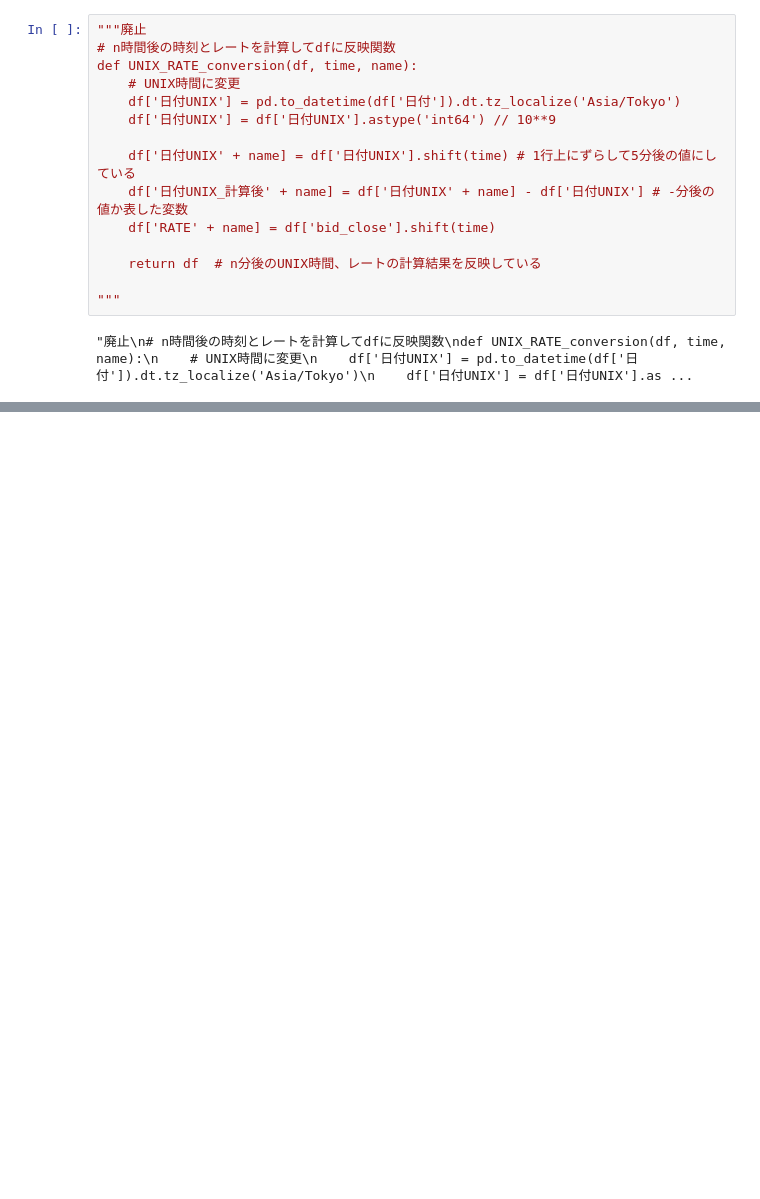
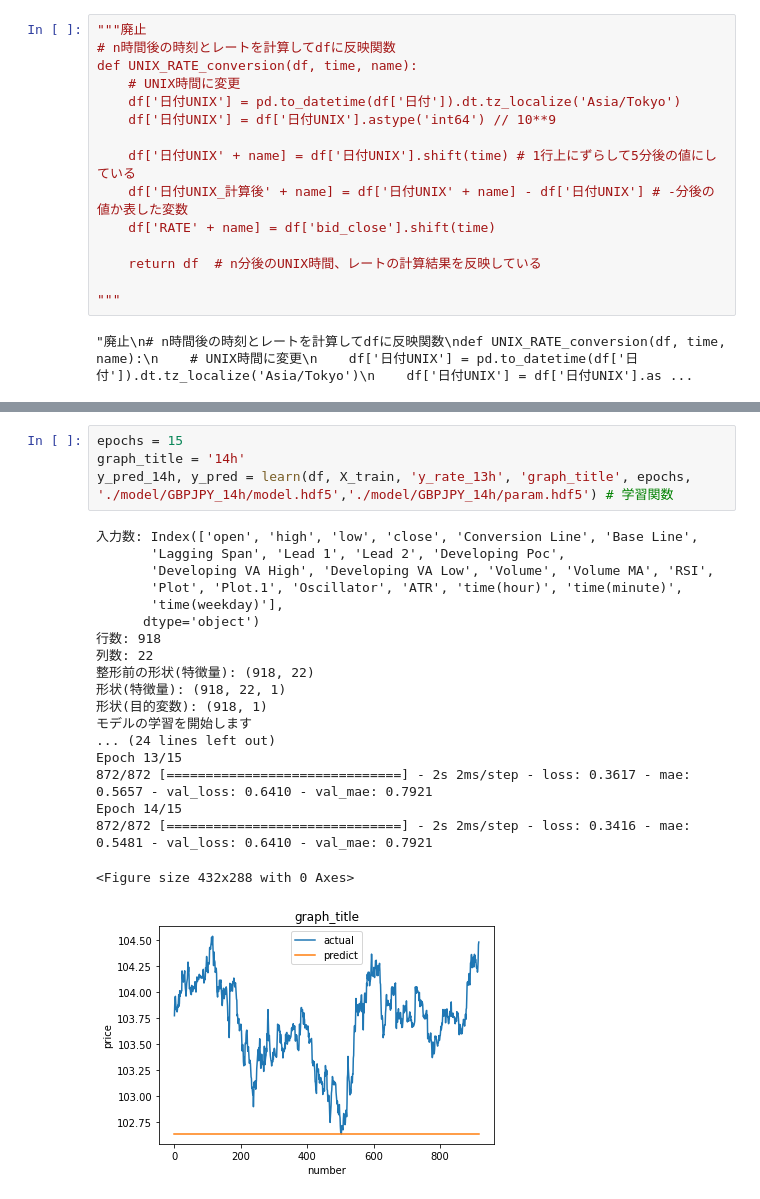
Before and after one commit to hnmwt/deep, a Jupyter notebook: FX/oanda/モデル作成.ipynb, the cells around one changed output, grey strips where cells are left out. Cells and saved outputs as stored; diff of their text form; blank space fills up the shorter version.

```diff
--- a/FX/oanda/モデル作成.ipynb
+++ b/FX/oanda/モデル作成.ipynb
@@ -321,0 +528,24 @@ y_pred_12h, y_pred = learn(df, X_train, 'y_rate_12h', 'graph_title', epochs, './
+# %%
+epochs = 15
+graph_title = '14h'
+y_pred_14h, y_pred = learn(df, X_train, 'y_rate_13h', 'graph_title', epochs, './model/GBPJPY_14h/model.hdf5','./model/GBPJPY_14h/param.hdf5') # 学習関数
+# %% [output]
+入力数: Index(['open', 'high', 'low', 'close', 'Conversion Line', 'Base Line',
+       'Lagging Span', 'Lead 1', 'Lead 2', 'Developing Poc',
+       'Developing VA High', 'Developing VA Low', 'Volume', 'Volume MA', 'RSI',
+       'Plot', 'Plot.1', 'Oscillator', 'ATR', 'time(hour)', 'time(minute)',
+       'time(weekday)'],
+      dtype='object')
+行数: 918
+列数: 22
+整形前の形状(特徴量): (918, 22)
+形状(特徴量): (918, 22, 1)
+形状(目的変数): (918, 1)
+モデルの学習を開始します
+... (24 lines left out)
+Epoch 13/15
+872/872 [==============================] - 2s 2ms/step - loss: 0.3617 - mae: 0.5657 - val_loss: 0.6410 - val_mae: 0.7921
+Epoch 14/15
+872/872 [==============================] - 2s 2ms/step - loss: 0.3416 - mae: 0.5481 - val_loss: 0.6410 - val_mae: 0.7921
+<Figure size 432x288 with 0 Axes>
+[figure, added]
```
Also changed, not shown: parts of 26 cells of this notebook.
